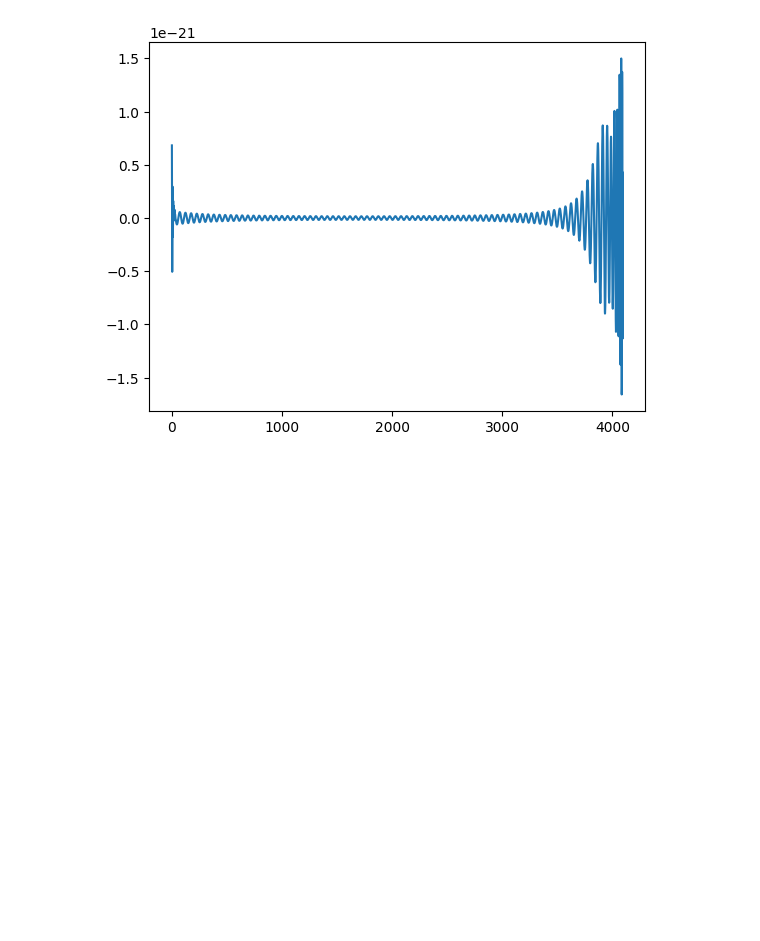
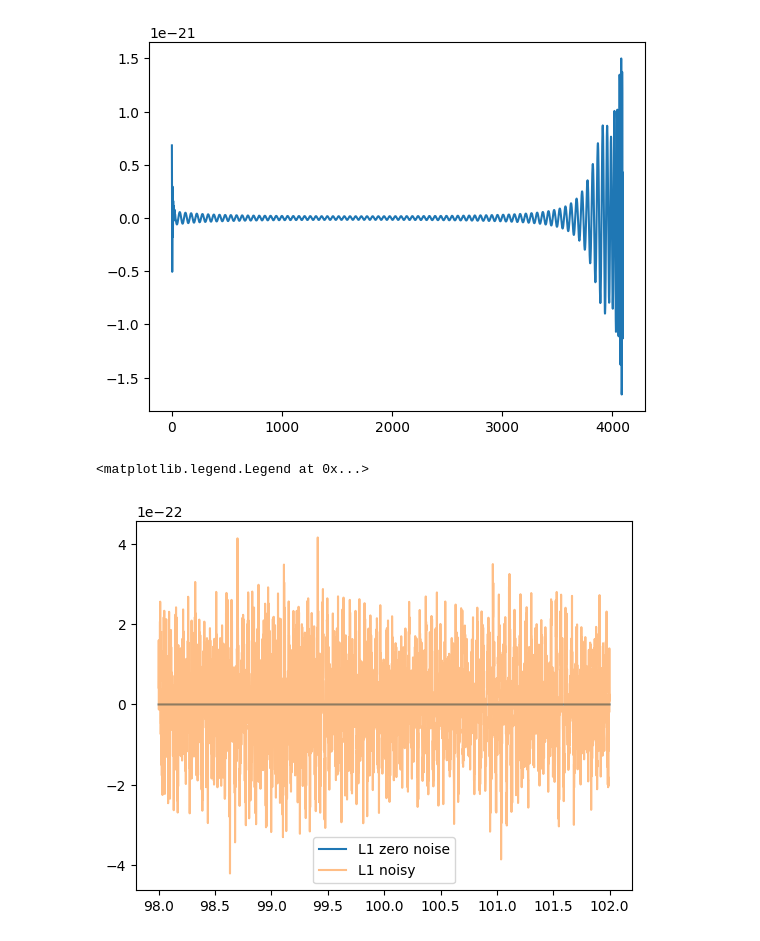
Before and after one commit to Naga203/nikhef, a Jupyter notebook: tutorial_notebooks/2_inference_likelihood-based.ipynb, the cells around one changed output. Cells and saved outputs as stored; diff of their text form; code cells hidden in the pictures; blank space fills up the shorter version.

```diff
--- a/tutorial_notebooks/2_inference_likelihood-based.ipynb
+++ b/tutorial_notebooks/2_inference_likelihood-based.ipynb
@@ -63,3 +63,21 @@ plt.plot(waveform_generator.time_domain_strain(injection_parameters)['plus'])
 # %% [output]
 [<matplotlib.lines.Line2D at 0x...>]
 [figure]
+# %%
+ifos = bilby.gw.detector.InterferometerList(['H1', 'L1', 'V1'])
+ifos_00 = bilby.gw.detector.InterferometerList(['H1', 'L1', 'V1'])
+
+ifos.set_strain_data_from_power_spectral_densities(sampling_frequency=waveform_arguments['sampling_frequency'],
+                                                   duration=waveform_arguments['duration'],
+                                                   start_time=waveform_arguments['start_time'])
+
+ifos_00.set_strain_data_from_zero_noise(sampling_frequency=waveform_arguments['sampling_frequency'],
+                                        duration=waveform_arguments['duration'],
+                                        start_time=waveform_arguments['start_time'])
+# %%
+plt.plot(ifos_00[1].time_array, ifos_00[1].time_domain_strain, label='L1 zero noise')
+plt.plot(ifos[1].time_array, ifos[1].time_domain_strain, label='L1 noisy', alpha=0.5)
+plt.legend()
+# %% [output]
+<matplotlib.legend.Legend at 0x...>
+[figure, added]
```
Also changed, not shown: parts of 10 cells of this notebook, 7 other files.
